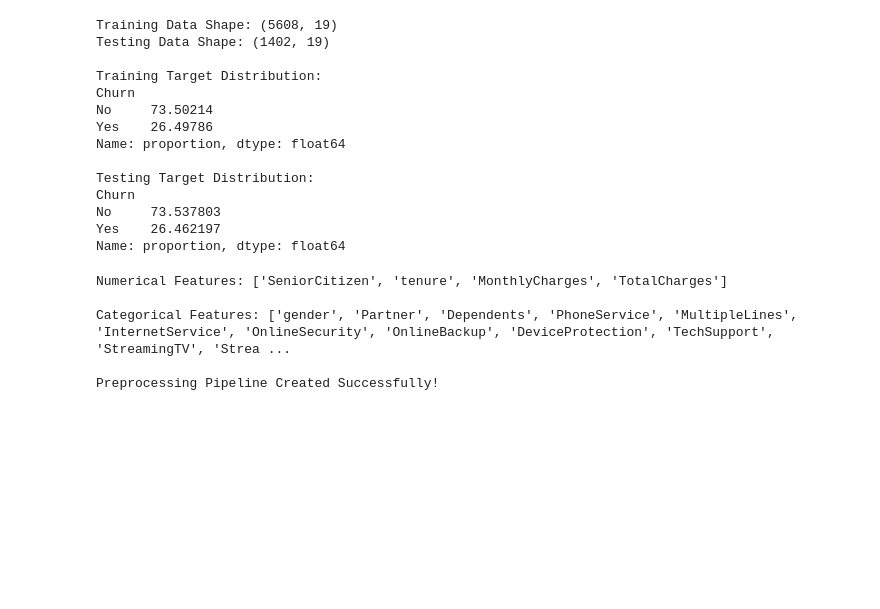
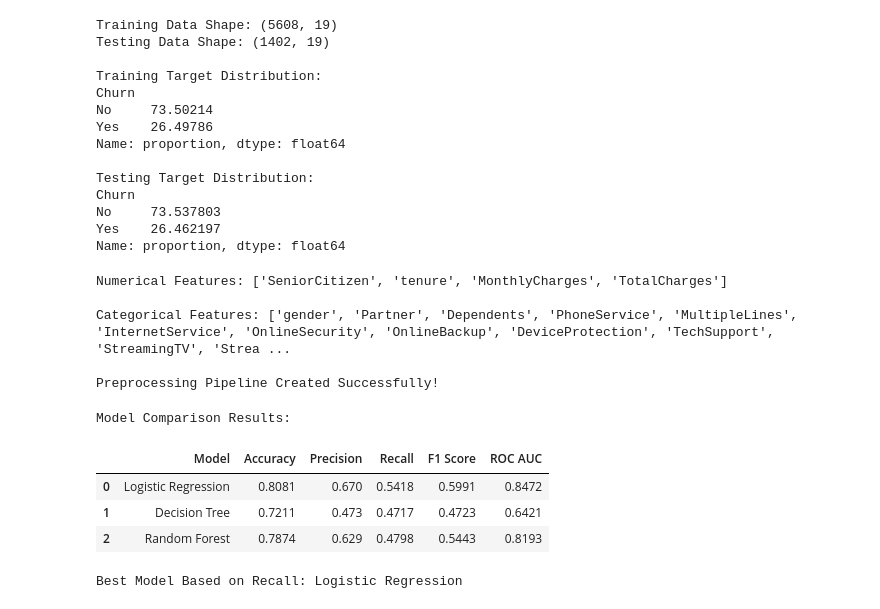
Before and after one commit to KalimUllah3/Telecom-Customer-Churn-Prediction, a Jupyter notebook: Telecom_Customer_Churn_Prediction.ipynb, the cells around one changed output. Saved outputs shown, nothing was run; the diff lists cells and outputs as text; code cells hidden in the pictures; blank space fills up the shorter version.

Commit message:
Completed Steps 7-8: Model Training, Comparison and Class Balancing

```diff
--- a/Telecom_Customer_Churn_Prediction.ipynb
+++ b/Telecom_Customer_Churn_Prediction.ipynb
@@ -298,3 +298,80 @@ Numerical Features: ['SeniorCitizen', 'tenure', 'MonthlyCharges', 'TotalCharges'
 Categorical Features: ['gender', 'Partner', 'Dependents', 'PhoneService', 'MultipleLines', 'InternetService', 'OnlineSecurity', 'OnlineBackup', 'DeviceProtection', 'TechSupport', 'StreamingTV', 'Strea ...
 
 Preprocessing Pipeline Created Successfully!
+# %%
+# Import required libraries
+from sklearn.linear_model import LogisticRegression
+from sklearn.tree import DecisionTreeClassifier
+from sklearn.ensemble import RandomForestClassifier
+from sklearn.pipeline import Pipeline
+from sklearn.metrics import (
+    accuracy_score,
+    precision_score,
+    recall_score,
+    f1_score,
+    roc_auc_score
+)
+
+# Define models
+models = {
+    'Logistic Regression': LogisticRegression(max_iter=1000, random_state=42),
+
+    'Decision Tree': DecisionTreeClassifier(random_state=42),
+
+    'Random Forest': RandomForestClassifier(
+        n_estimators=300,
+        random_state=42,
+        n_jobs=-1
+    )
+}
+
+# Store results
+results = []
+trained_models = {}
+
+# Train and evaluate models
+for name, model in models.items():
+
+    pipeline = Pipeline(steps=[
+        ('preprocessor', preprocessor),
+        ('classifier', model)
+    ])
+
+    # Train model
+    pipeline.fit(X_train, y_train)
+
+    # Predictions
+    y_pred = pipeline.predict(X_test)
+    y_prob = pipeline.predict_proba(X_test)[:, list(pipeline.classes_).index('Yes')]
+
+    # Evaluation metrics
+    results.append({
+        'Model': name,
+        'Accuracy': accuracy_score(y_test, y_pred),
+        'Precision': precision_score(y_test, y_pred, pos_label='Yes'),
+        'Recall': recall_score(y_test, y_pred, pos_label='Yes'),
+        'F1 Score': f1_score(y_test, y_pred, pos_label='Yes'),
+        'ROC AUC': roc_auc_score((y_test == 'Yes').astype(int), y_prob)
+    })
+
+    trained_models[name] = pipeline
+
+# Display comparison
+results_df = pd.DataFrame(results)
+
+print("Model Comparison Results:")
+display(results_df.round(4))
+
+# Identify best model based on Recall
+best_model_name = results_df.loc[
+    results_df['Recall'].idxmax(), 'Model'
+]
+
+print("\nBest Model Based on Recall:", best_model_name)
+# %% [output]
+Model Comparison Results:
+|  | Model | Accuracy | Precision | Recall | F1 Score | ROC AUC |
+| 0 | Logistic Regression | 0.8081 | 0.670 | 0.5418 | 0.5991 | 0.8472 |
+| 1 | Decision Tree | 0.7211 | 0.473 | 0.4717 | 0.4723 | 0.6421 |
+| 2 | Random Forest | 0.7874 | 0.629 | 0.4798 | 0.5443 | 0.8193 |
+Best Model Based on Recall: Logistic Regression
```
Also changed, not shown: parts of 2 cells of this notebook.
